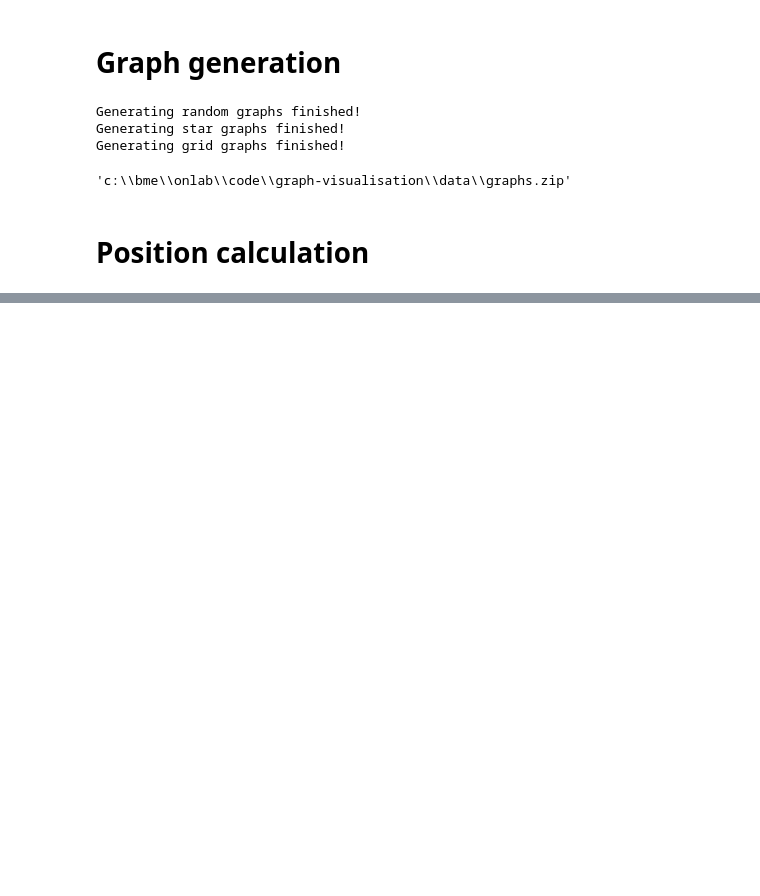
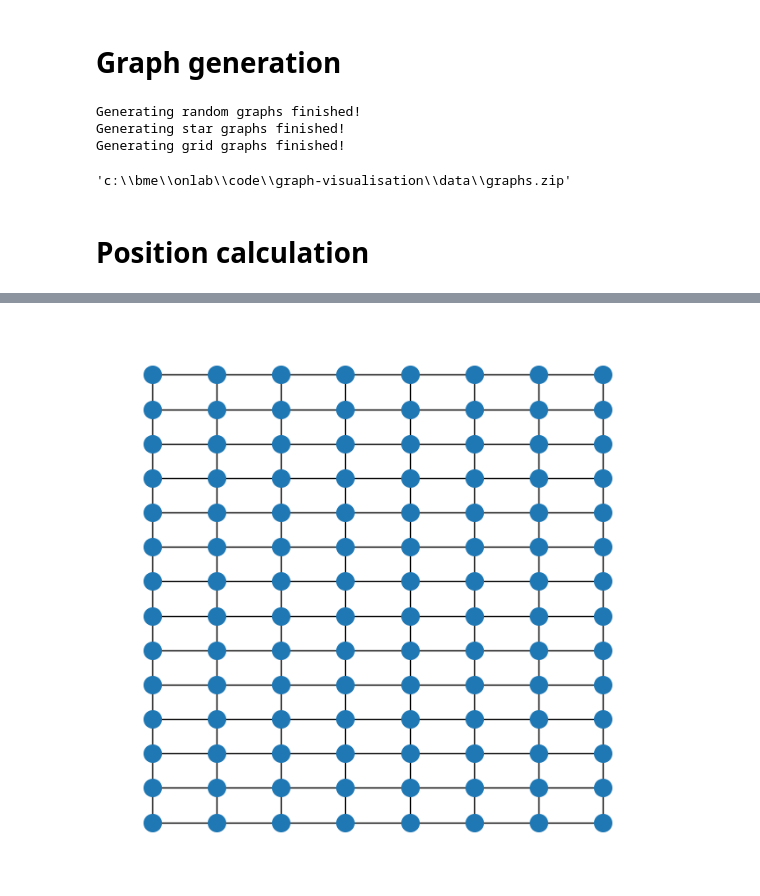
Before and after one commit to maya2d26/graph-visualisation, a Jupyter notebook: notebooks/Data.ipynb, the cells around one changed output, grey strips where cells are left out. Cells and saved outputs as stored; diff of their text form; code cells hidden in the pictures; blank space fills up the shorter version.

```diff
--- a/notebooks/Data.ipynb
+++ b/notebooks/Data.ipynb
@@ -81,0 +150,7 @@ nx.draw(G, pos= pos,with_labels = True)
+# %%
+# draw a grid graph
+g = gen.graph_from_csv("grid_995.csv")
+vis.visualise(g,file="../imgs/grid.jpg")
+plt.show()
+# %% [output]
+[figure, added]
```
Also changed, not shown: parts of 31 cells of this notebook, 6 other files.
